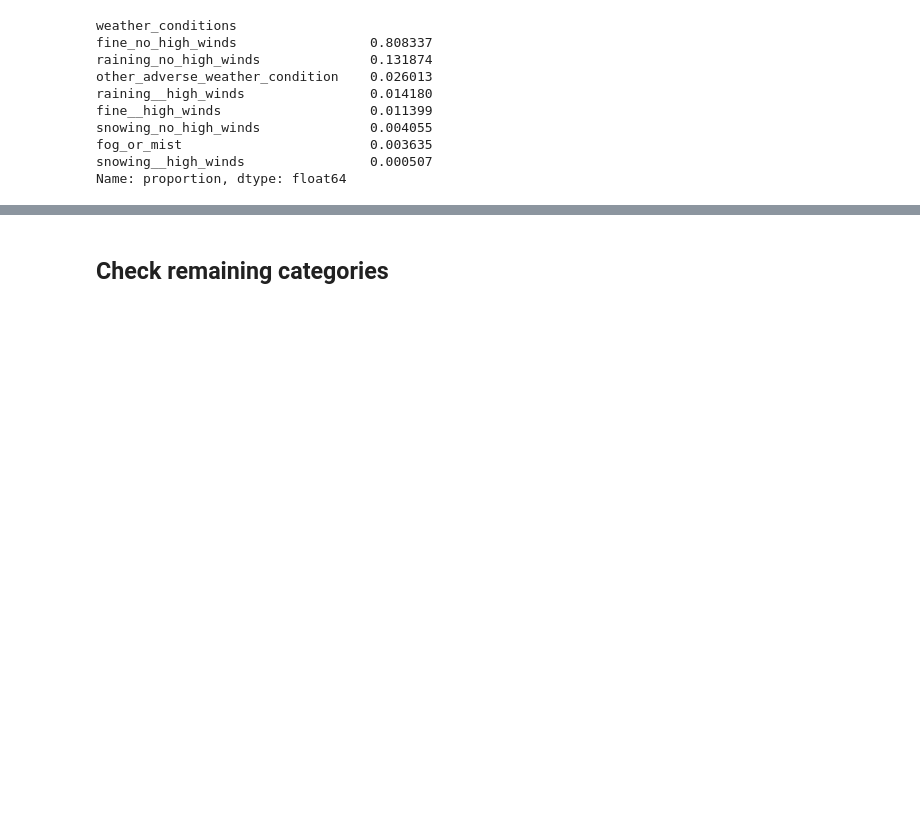
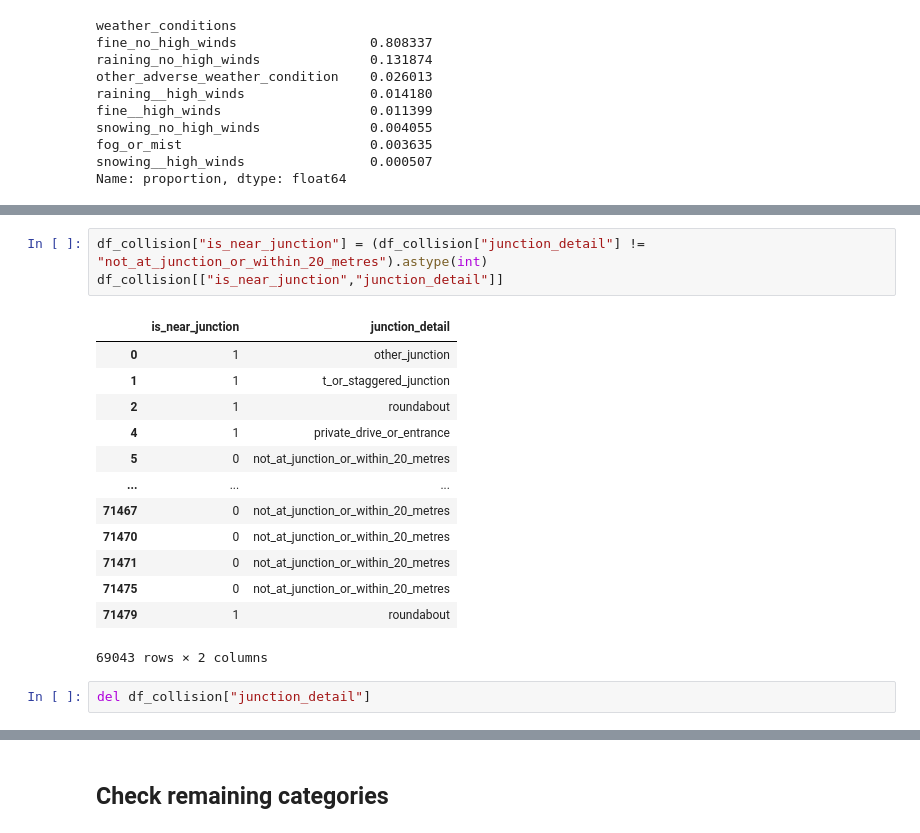
Before and after one commit to alibstill/ml-zoomcamp-collision-severity-prediction, a Jupyter notebook: 1_eda/01_handle_missing_and_unknown_values.ipynb, the cells around one changed output, grey strips where cells are left out. Saved outputs shown, nothing was run; the diff lists cells and outputs as text; blank space fills up the shorter version.

```diff
--- a/1_eda/01_handle_missing_and_unknown_values.ipynb
+++ b/1_eda/01_handle_missing_and_unknown_values.ipynb
@@ -712,0 +729,19 @@ Name: proportion, dtype: float64
+# %%
+df_collision["is_near_junction"] = (df_collision["junction_detail"] != "not_at_junction_or_within_20_metres").astype(int)
+df_collision[["is_near_junction","junction_detail"]]
+# %% [output]
+|  | is_near_junction | junction_detail |
+| 0 | 1 | other_junction |
+| 1 | 1 | t_or_staggered_junction |
+| 2 | 1 | roundabout |
+| 4 | 1 | private_drive_or_entrance |
+| 5 | 0 | not_at_junction_or_within_20_metres |
+| ... | ... | ... |
+| 71467 | 0 | not_at_junction_or_within_20_metres |
+| 71470 | 0 | not_at_junction_or_within_20_metres |
+| 71471 | 0 | not_at_junction_or_within_20_metres |
+| 71475 | 0 | not_at_junction_or_within_20_metres |
+| 71479 | 1 | roundabout |
+69043 rows × 2 columns
+# %%
+del df_collision["junction_detail"]
```
Also changed, not shown: parts of 5 cells of this notebook, 2 other files.
